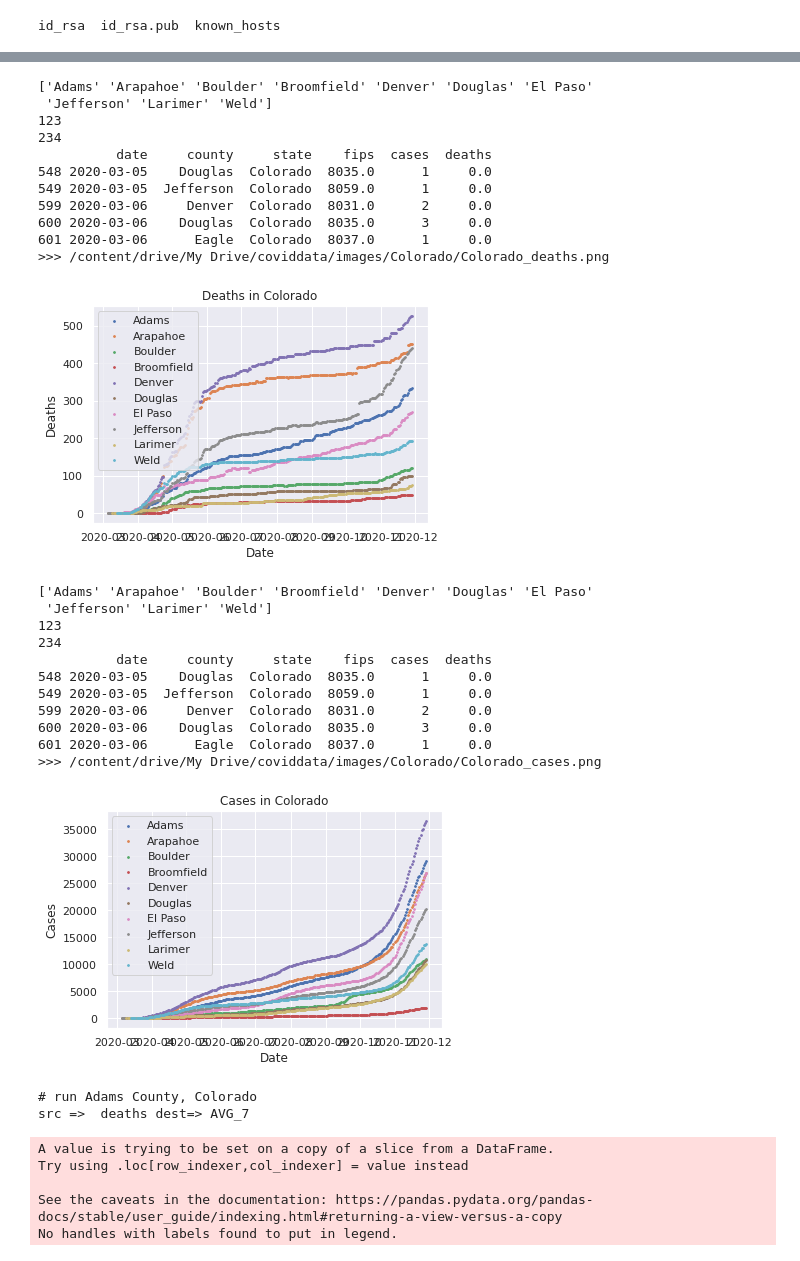
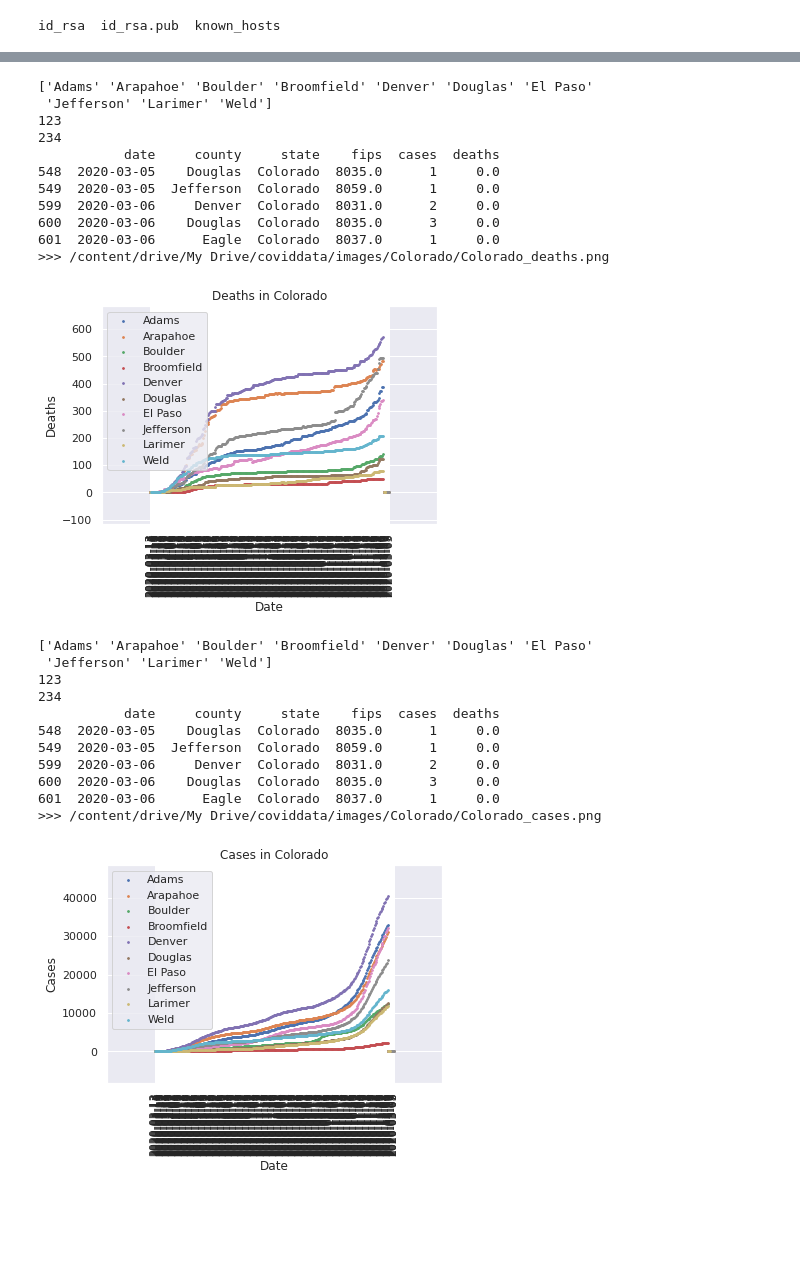
Before and after one commit to rcanzlovar/Jupyterdocs, a Jupyter notebook: November_Latest_Covid_Data_Graphs_in_Colab.ipynb, the cells around one changed output, grey strips where cells are left out. Drawn from its saved outputs; the diff is of its cells as text; code cells hidden in the pictures; blank space fills up the shorter version.

```diff
--- a/November_Latest_Covid_Data_Graphs_in_Colab.ipynb
+++ b/November_Latest_Covid_Data_Graphs_in_Colab.ipynb
@@ -266,8 +268,12 @@ import pandas as pd
 import io
 import requests
 
+# Where is this information coming from?
 url = r'https://raw.githubusercontent.com/nytimes/covid-19-data/master/us-counties.csv'
+
 r = requests.get(url)
+
+# pull it into a big dataframe
 bigdf = pd.read_csv(io.StringIO(r.text))
 #x = (             columns = ['date',
 #                     'county',
@@ -278,7 +284,7 @@ bigdf = pd.read_csv(io.StringIO(r.text))
 
 
 
-bigdf['date'] = pd.to_datetime(bigdf['date'], errors='coerce')
+# force the date bigdf['date'] = pd.to_datetime(bigdf['date'], errors='coerce')
 #df['weekday'] = pd.to_datetime(df['date'], errors='coerce').weekday()
 #df.sort_values(by='date')
 bigdf.sort_values(by=['state','county','date'])
@@ -523,23 +550,28 @@ def plt_save():
 # %%
 
 # make a list of states, dont care the order but make it so that I
-# don't care the order aboive
+# don't care the order above
 import numpy as np
 A = np.array(counties)
 df = pd.DataFrame(counties, columns = ['county', 'state'])
 states =  df.state.unique()
 
 for state in states:
+  # pull out an individual state
   df_state= df.loc[df['state'] == state ]
+  # pull out the unique counties in that state
   zcounties = df_state.county.unique()
 
   #df_county = df.loc[[A['state'] == state ]
+
+  # create a
   make_state_graph(state,zcounties,'deaths')
   make_state_graph(state,zcounties,'cases')
 
-  for county in zcounties:
-    makegraph(county,state,'deaths')
-    makegraph(county,state,'cases')
+ ##
+ ## for county in zcounties:
+ ##   makegraph(county,state,'deaths')
+ ##   makegraph(county,state,'cases')
 # %% [output]
 ['Adams' 'Arapahoe' 'Boulder' 'Broomfield' 'Denver' 'Douglas' 'El Paso'
  'Jefferson' 'Larimer' 'Weld']
@@ -554,5 +586,5 @@ for state in states:
 >>> /content/drive/My Drive/coviddata/images/Colorado/Colorado_deaths.png
-[figure, old version]
+[figure, new version]
 ['Adams' 'Arapahoe' 'Boulder' 'Broomfield' 'Denver' 'Douglas' 'El Paso'
  'Jefferson' 'Larimer' 'Weld']
 123
@@ -566,9 +598,2 @@ for state in states:
 >>> /content/drive/My Drive/coviddata/images/Colorado/Colorado_cases.png
-[figure, old version]
+[figure, new version]
-# run Adams County, Colorado
-src =>  deaths dest=> AVG_7
-A value is trying to be set on a copy of a slice from a DataFrame.
-Try using .loc[row_indexer,col_indexer] = value instead
-
-See the caveats in the documentation: https://pandas.pydata.org/pandas-docs/stable/user_guide/indexing.html#returning-a-view-versus-a-copy
-No handles with labels found to put in legend.
```
Also changed, not shown: parts of 7 cells of this notebook.
